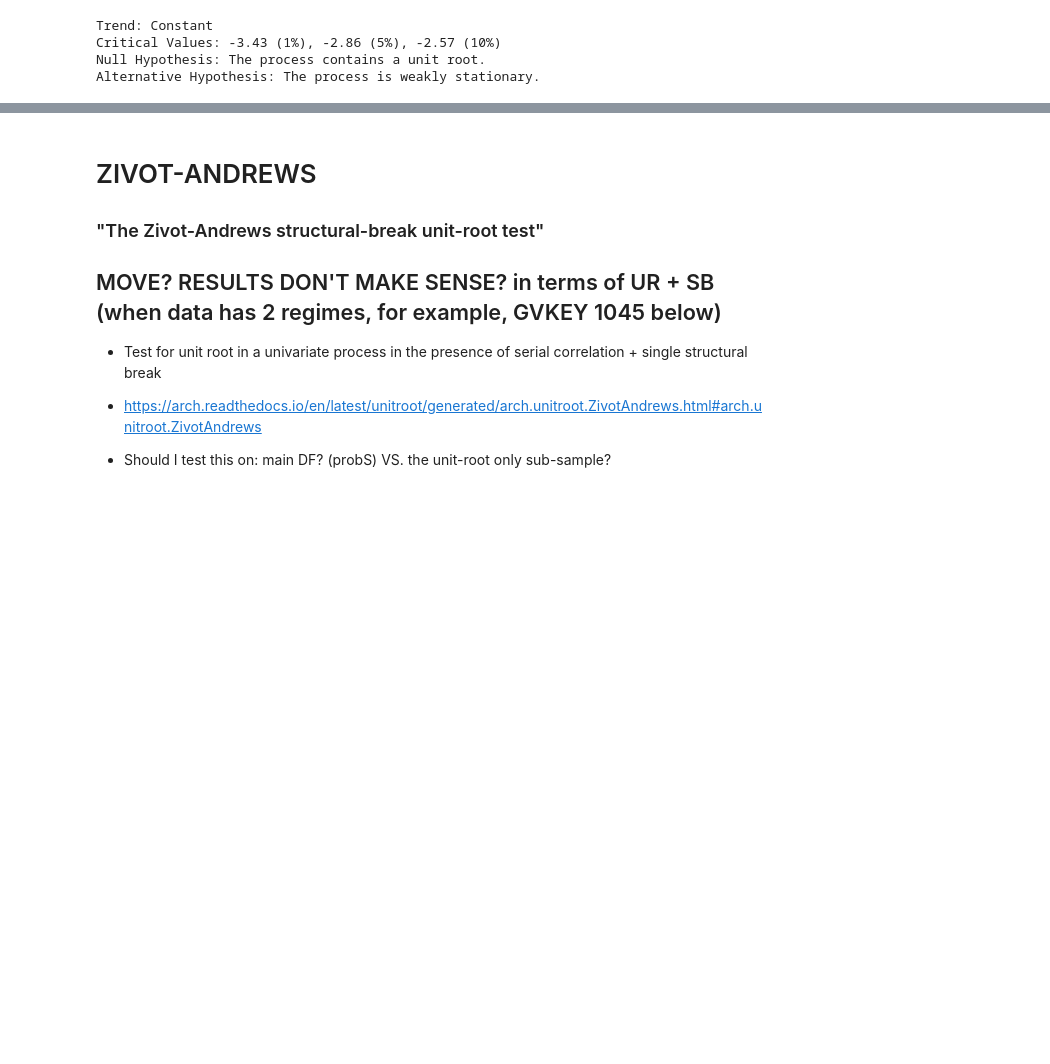
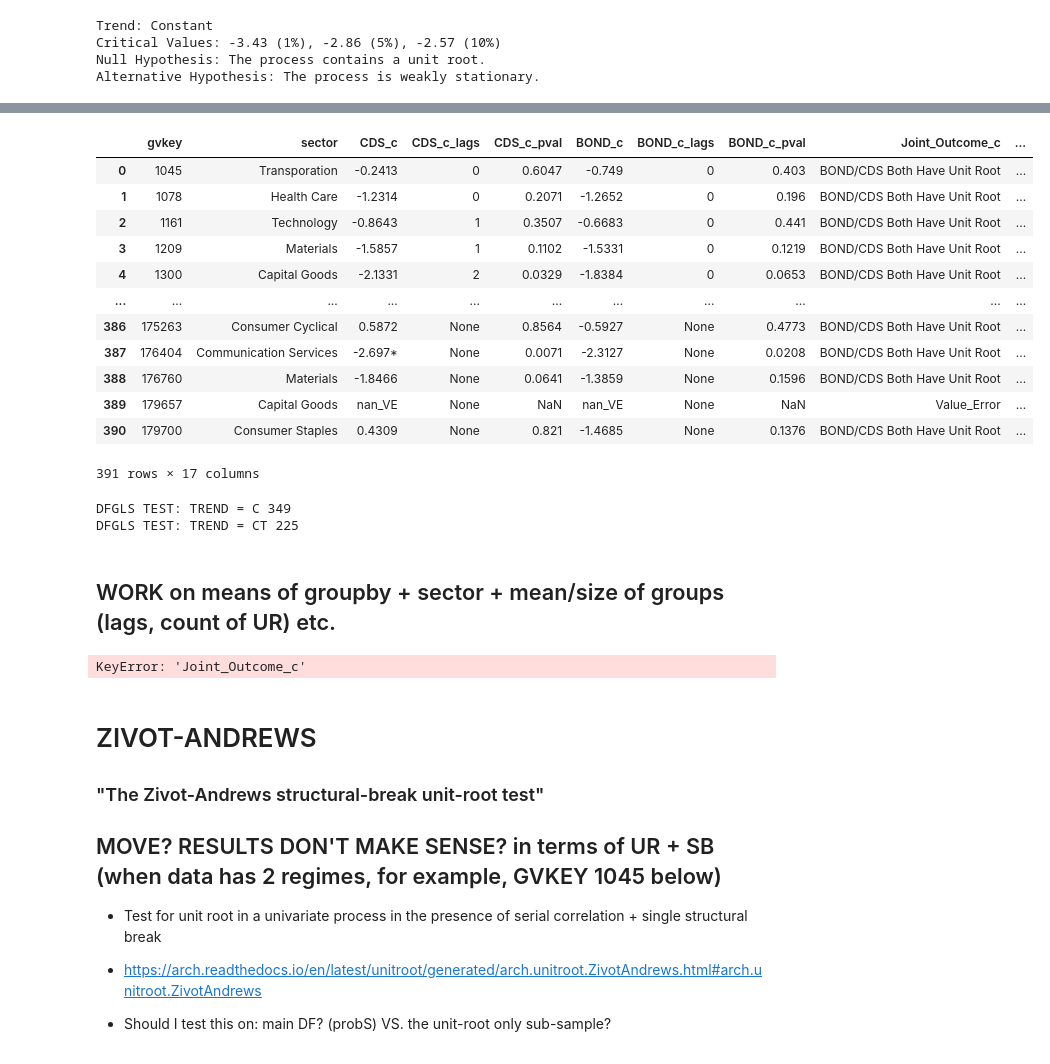
Before and after one commit to Jspano95/Jspano_MScQFin_Thesis, a Jupyter notebook: Jspano_MSc_QuantFin_Public_Github_V1.00.ipynb, the cells around one changed output, grey strips where cells are left out. Cells and saved outputs as stored; diff of their text form; code cells hidden in the pictures; blank space fills up the shorter version.

```diff
--- a/Jspano_MSc_QuantFin_Public_Github_V1.00.ipynb
+++ b/Jspano_MSc_QuantFin_Public_Github_V1.00.ipynb
@@ -1331,26 +1333,30 @@ first_date_obs = []                   #holds the first date observation per GVKE
 last_date_obs = []                    #holds the last date observation per GVKEY
 time_horizon = []                     #holds the difference between the first and last date observations
 
-stationarity_ts_cds = []              #the test statistic for the CDS series
-stationarity_ts_bond = []             #the test statistic for the BOND series
+#holds the series' test statistics (CDS, Bond, VIX)
+stationarity_ts_cds = []
+stationarity_ts_bond = []
 stationarity_ts_vix = []
 
-stationarity_pvalue_cds = []          #the p-value for the CDS series
-stationarity_pvalue_bond = []         #the p-value for the BOND series
+#holds the p-value for the test statistic
+stationarity_pvalue_cds = []
+stationarity_pvalue_bond = []
 stationarity_pvalue_vix = []
 
-stationarity_test_res_cds = []        #a list which will hold the significance level (*, **, ***) for publication tables
+#will hold the supplementary list that will merge the test statistic with it's significance level
+#E.G. the significance level (*, **, ***) for levels 10%, 5%, 1% respectively; this is for the latex publication tables
+stationarity_test_res_cds = []
 stationarity_test_res_bond = []
 stationarity_test_res_vix = []
 
-stat_test_joint = []                  #will hold the outcome for the joint unit-root test outcome
-problematic_gvkey = []                #hold those GVKEYS with either linear algebra or value errors:
-linalg_errors = 0; value_errors = 0
+stat_test_joint = []                                #will hold the outcome (CDS+BONDS) for the joint unit-root test outcome
+problematic_gvkey = []                              #seperately log GVKEYs which encounter errors
+linalg_errors = 0; value_errors = 0                 #simple counters for logging the number of errors occured, by group
 
-#THE ADF CRITICAL VALUES - highlighted/calculated above:
-one_percent_cv = -3.4347287139577753
-five_percent_cv = -2.8634739225299133
-ten_percent_cv = -2.5677995973755325
+#THE ADF CRITICAL VALUES for 1%, 5%, 10%:
+one_percent_cv = -3.43472
+five_percent_cv = -2.86347
+ten_percent_cv = -2.56779
 adf_automated_lag_cds = []; adf_automated_lag_bond = []
 
 #create loop to test for stationarity in each GVKEY's data group
@@ -1983,0 +2082,24 @@ print('\n', " Linear Algebra Errors #", linalg_errors, '\n', " Value Errors #",
+# %%
+df_dfgls_cdsbond_results
+# %% [output]
+|  | gvkey | sector | CDS_c | CDS_c_lags | CDS_c_pval | BOND_c | BOND_c_lags | BOND_c_pval | Joint_Outcome_c | ... |
+| 0 | 1045 | Transporation | -0.2413 | 0 | 0.6047 | -0.749 | 0 | 0.403 | BOND/CDS Both Have Unit Root | ... |
+| 1 | 1078 | Health Care | -1.2314 | 0 | 0.2071 | -1.2652 | 0 | 0.196 | BOND/CDS Both Have Unit Root | ... |
+| 2 | 1161 | Technology | -0.8643 | 1 | 0.3507 | -0.6683 | 0 | 0.441 | BOND/CDS Both Have Unit Root | ... |
+| 3 | 1209 | Materials | -1.5857 | 1 | 0.1102 | -1.5331 | 0 | 0.1219 | BOND/CDS Both Have Unit Root | ... |
+| 4 | 1300 | Capital Goods | -2.1331 | 2 | 0.0329 | -1.8384 | 0 | 0.0653 | BOND/CDS Both Have Unit Root | ... |
+| ... | ... | ... | ... | ... | ... | ... | ... | ... | ... | ... |
+| 386 | 175263 | Consumer Cyclical | 0.5872 | None | 0.8564 | -0.5927 | None | 0.4773 | BOND/CDS Both Have Unit Root | ... |
+| 387 | 176404 | Communication Services | -2.697* | None | 0.0071 | -2.3127 | None | 0.0208 | BOND/CDS Both Have Unit Root | ... |
+| 388 | 176760 | Materials | -1.8466 | None | 0.0641 | -1.3859 | None | 0.1596 | BOND/CDS Both Have Unit Root | ... |
+| 389 | 179657 | Capital Goods | nan_VE | None | NaN | nan_VE | None | NaN | Value_Error | ... |
+| 390 | 179700 | Consumer Staples | 0.4309 | None | 0.821 | -1.4685 | None | 0.1376 | BOND/CDS Both Have Unit Root | ... |
+391 rows × 17 columns
+# %%
+#print number of unit-roots
+
+print("DFGLS TEST: TREND = C", len(df_dfgls_cdsbond_results.loc[df_dfgls_cdsbond_results.Joint_Outcome_c=="BOND/CDS Both Have Unit Root"]))
+print("DFGLS TEST: TREND = CT", len(df_dfgls_cdsbond_results.loc[df_dfgls_cdsbond_results.Joint_Outcome_ct=="BOND/CDS Both Have Unit Root"]))
+# %% [output]
+DFGLS TEST: TREND = C 349
+DFGLS TEST: TREND = CT 225
@@ -1984,3 +2111,9 @@ print('\n', " Linear Algebra Errors #", linalg_errors, '\n', " Value Errors #",
+# %% [markdown]
+## WORK on means of groupby + sector + mean/size of groups (lags, count of UR) etc.
+# %%
+df_dfgls_cdsbond_results.groupby('sector').size()['Joint_Outcome_c']==("BOND/CDS Both Have Unit Root").unstack()
+# %% [output]
+KeyError: 'Joint_Outcome_c'
 # %% [markdown]
 # ZIVOT-ANDREWS
 ### "The Zivot-Andrews structural-break unit-root test"
```
Also changed, not shown: parts of 9 cells of this notebook.
